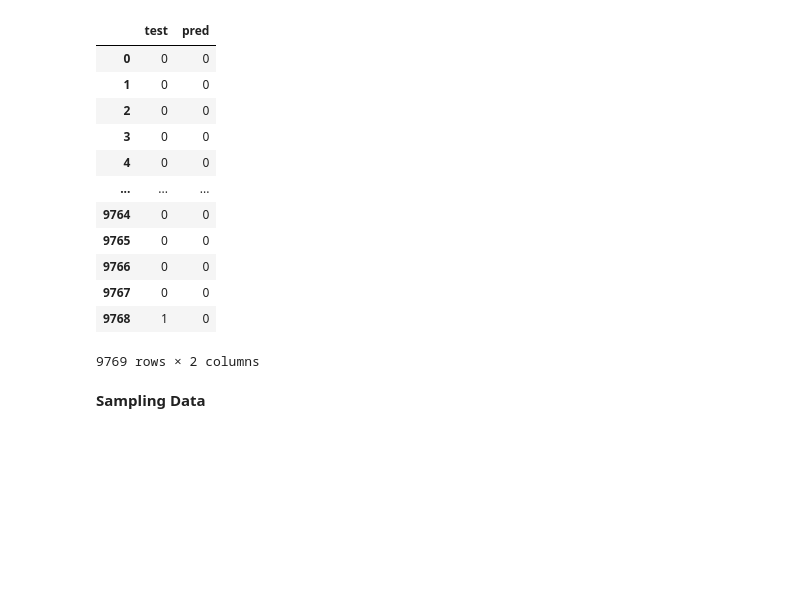
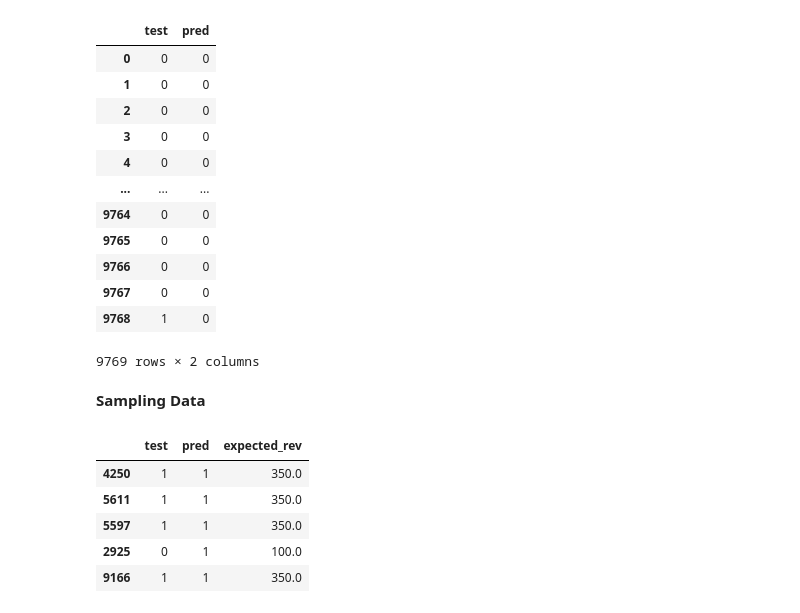
Before and after one commit to DanielCM2/P-code, a Jupyter notebook: Task_2_Census_Income.ipynb, the cells around one changed output. Saved outputs shown, nothing was run; the diff lists cells and outputs as text; code cells hidden in the pictures; blank space fills up the shorter version.

```diff
--- a/Task_2_Census_Income.ipynb
+++ b/Task_2_Census_Income.ipynb
@@ -518,3 +564,12 @@ X2['expected_rev']=np.where(X2['test']==1,0.7*500,0.2*500)
+# %%
+X1.head()
+# %% [output]
+|  | test | pred | expected_rev |
+| 4250 | 1 | 1 | 350.0 |
+| 5611 | 1 | 1 | 350.0 |
+| 5597 | 1 | 1 | 350.0 |
+| 2925 | 0 | 1 | 100.0 |
+| 9166 | 1 | 1 | 350.0 |
 # %%
 X1['expected_rev'].sum()
 # %% [output]
```
Also changed, not shown: parts of 31 cells of this notebook.
